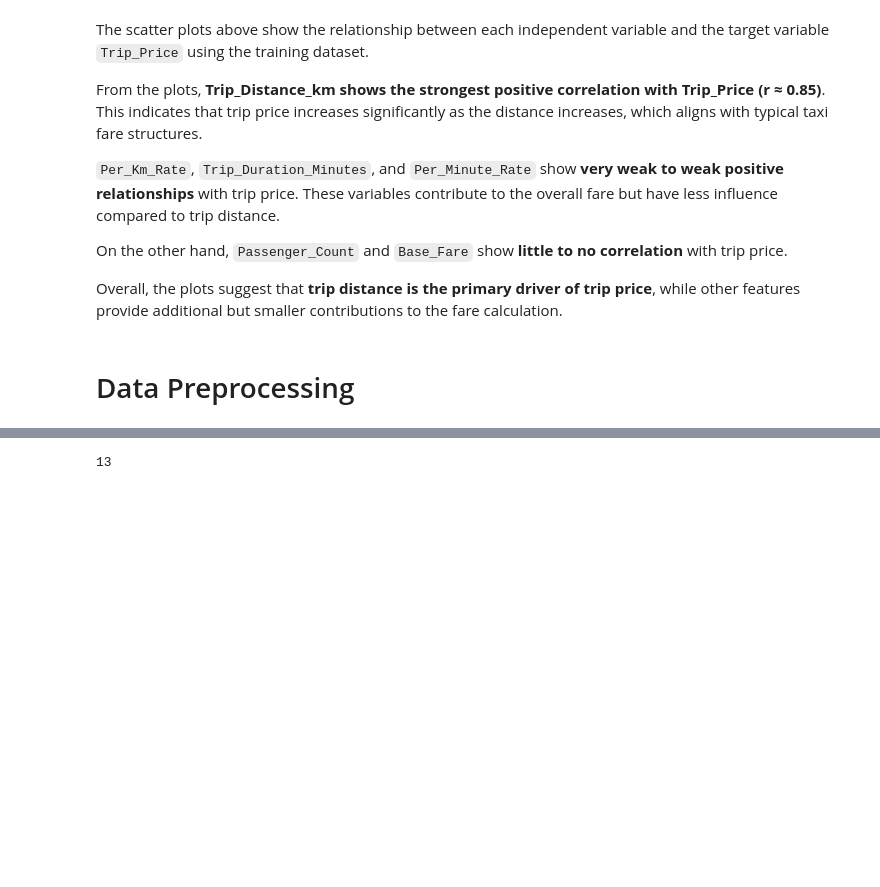
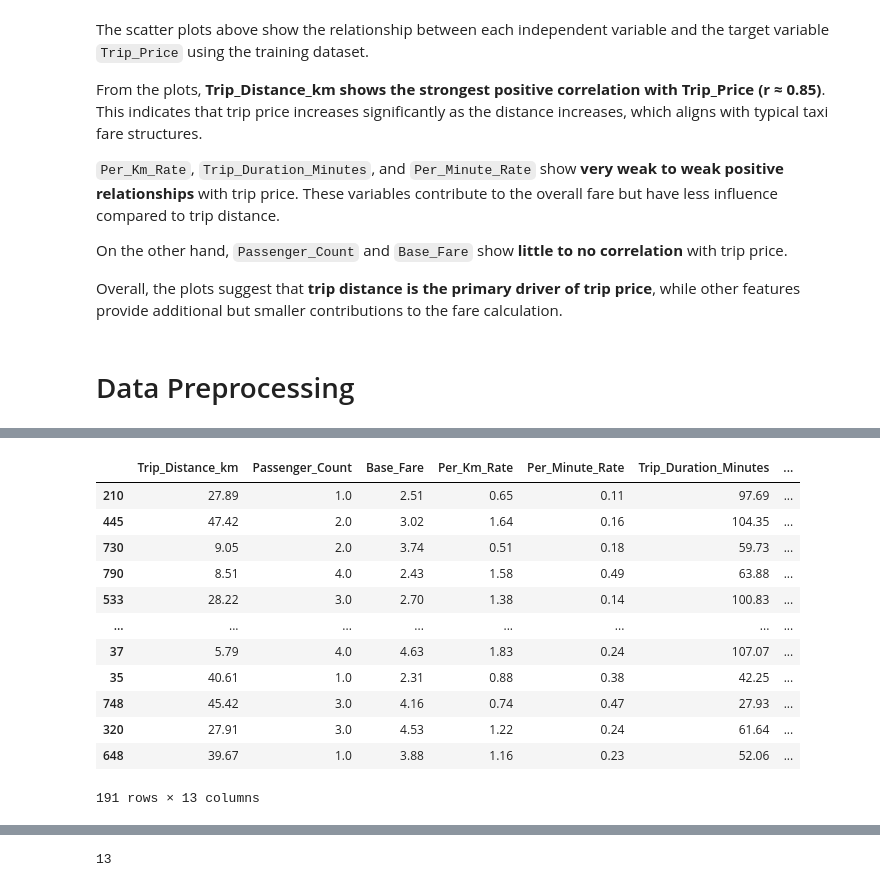
Before and after one commit to Padawan2024/ML-Portfolio, a Jupyter notebook: Supervised_ML/Regression/Predict Taxi Price/Notebooks/Regression Models.ipynb, the cells around one changed output, grey strips where cells are left out. Cells and saved outputs as stored; diff of their text form; code cells hidden in the pictures; blank space fills up the shorter version.

```diff
--- a/Supervised_ML/Regression/Predict Taxi Price/Notebooks/Regression Models.ipynb
+++ b/Supervised_ML/Regression/Predict Taxi Price/Notebooks/Regression Models.ipynb
@@ -371 +373,20 @@ X_processed_df
 760 rows × 13 columns
+# %%
+X_test_processed = preprocessor.transform(X_test)
+
+X_test_processed_df = pd.DataFrame(X_test_processed, columns=feature_names, index=X_test.index)
+X_test_processed_df
+# %% [output]
+|  | Trip_Distance_km | Passenger_Count | Base_Fare | Per_Km_Rate | Per_Minute_Rate | Trip_Duration_Minutes | ... |
+| 210 | 27.89 | 1.0 | 2.51 | 0.65 | 0.11 | 97.69 | ... |
+| 445 | 47.42 | 2.0 | 3.02 | 1.64 | 0.16 | 104.35 | ... |
+| 730 | 9.05 | 2.0 | 3.74 | 0.51 | 0.18 | 59.73 | ... |
+| 790 | 8.51 | 4.0 | 2.43 | 1.58 | 0.49 | 63.88 | ... |
+| 533 | 28.22 | 3.0 | 2.70 | 1.38 | 0.14 | 100.83 | ... |
+| ... | ... | ... | ... | ... | ... | ... | ... |
+| 37 | 5.79 | 4.0 | 4.63 | 1.83 | 0.24 | 107.07 | ... |
+| 35 | 40.61 | 1.0 | 2.31 | 0.88 | 0.38 | 42.25 | ... |
+| 748 | 45.42 | 3.0 | 4.16 | 0.74 | 0.47 | 27.93 | ... |
+| 320 | 27.91 | 3.0 | 4.53 | 1.22 | 0.24 | 61.64 | ... |
+| 648 | 39.67 | 1.0 | 3.88 | 1.16 | 0.23 | 52.06 | ... |
+191 rows × 13 columns
```
Also changed, not shown: parts of 20 cells of this notebook.
